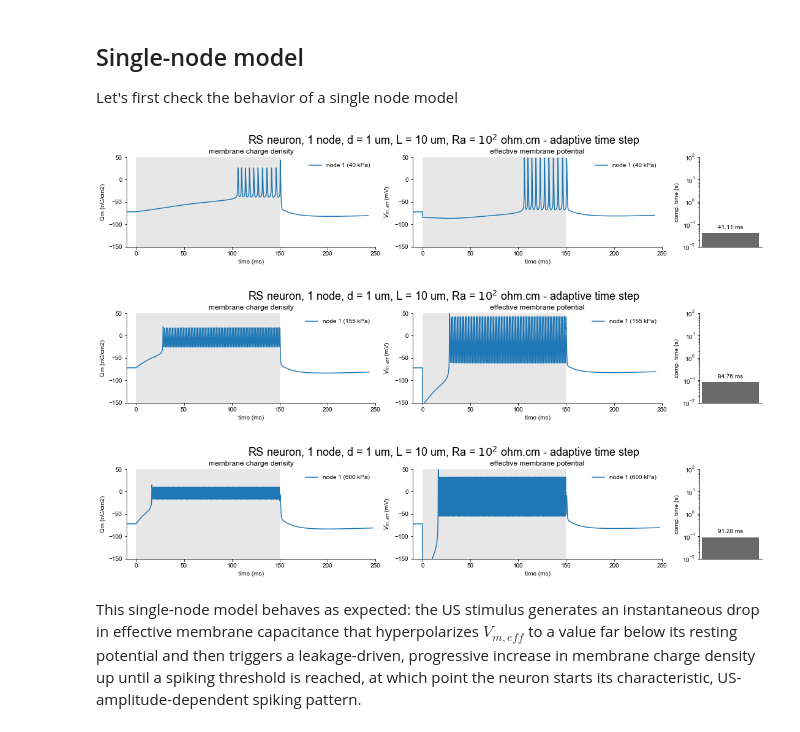
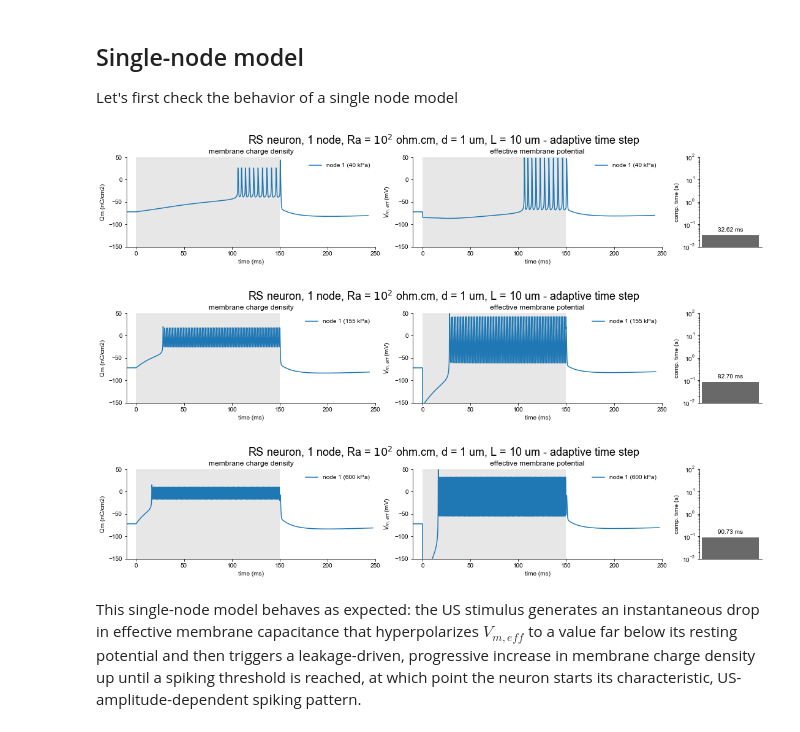
Before and after one commit to tjjlemaire/MorphoSONIC, a Jupyter notebook: notebooks/SONIC - model extension.ipynb, the cells around one changed output. Cells and saved outputs as stored; diff of their text form; code cells hidden in the pictures.

```diff
--- a/notebooks/SONIC - model extension.ipynb
+++ b/notebooks/SONIC - model extension.ipynb
@@ -48,11 +48,11 @@ DC = 1.
 Let's first check the behavior of a single node model
 # %%
 for Adrive_range in np.logspace(np.log10(40e3), np.log10(600e3), 3):
-    fig = runPlotAStim(neuron, 1, d, L, Ra, None, a, Fdrive, Adrive_range, tstim, toffset, PRF, DC)
+    fig = runPlotAStim(neuron, a, Fdrive, Ra, None, d, L, Adrive_range, tstim, toffset, PRF, DC, nnodes=1)
 # %% [output]
-[figure, old version]
+[figure, new version]
-[figure, old version]
+[figure, new version]
-[figure, old version]
+[figure, new version]
 # %% [markdown]
 This single-node model behaves as expected: the US stimulus generates an instantaneous drop in effective membrane capacitance that hyperpolarizes $V_{m, eff}$ to a value far below its resting potential and then triggers a leakage-driven, progressive increase in membrane charge density up until a spiking threshold is reached, at which point the neuron starts its characteristic, US-amplitude-dependent spiking pattern.
 # %% [markdown]
```
Also changed, not shown: parts of 10 cells of this notebook, 10 other files.
